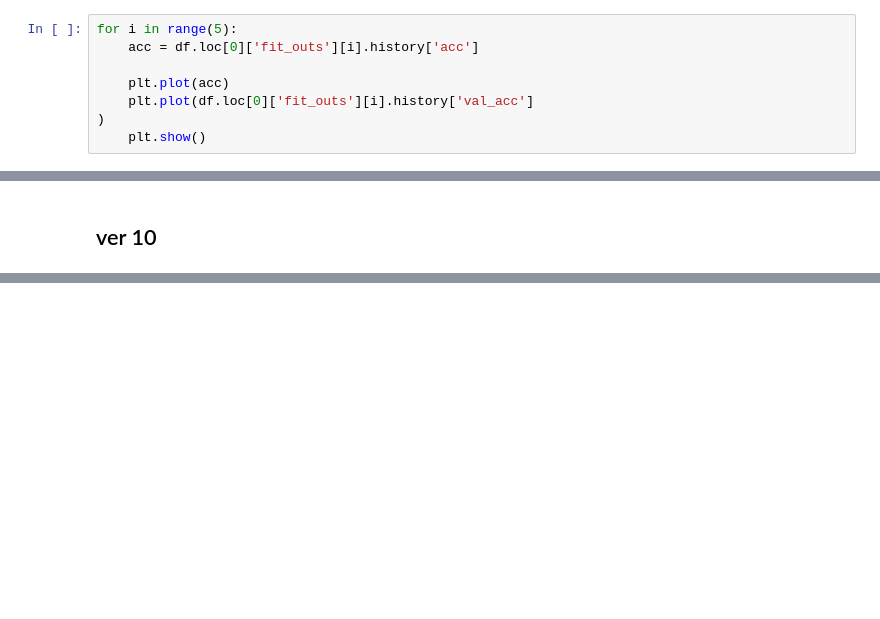
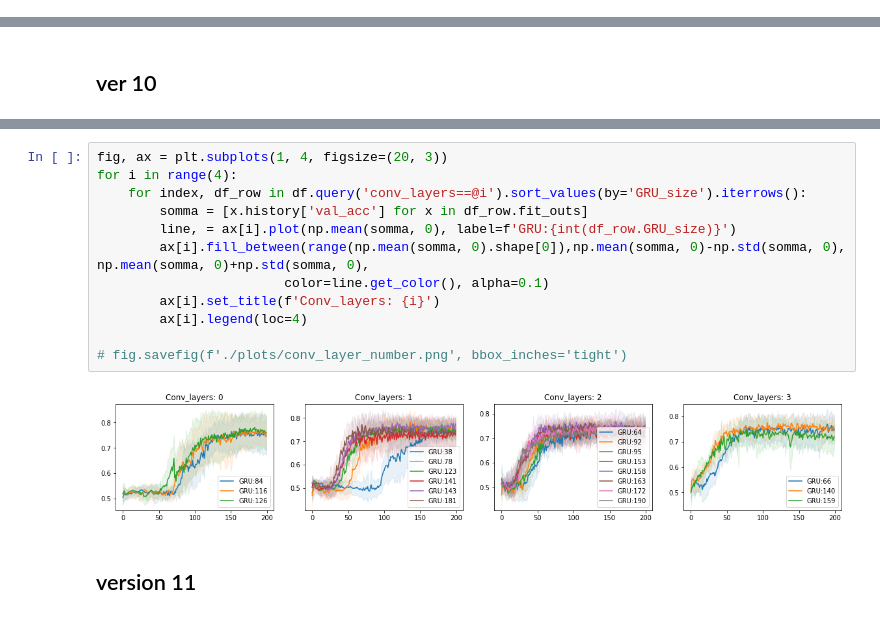
Before and after one commit to AndreaAmico/DeepMouse, a Jupyter notebook: live_history.ipynb, the cells around one changed output, grey strips where cells are left out. Saved outputs shown, nothing was run; the diff lists cells and outputs as text; blank space fills up the shorter version.

```diff
--- a/live_history.ipynb
+++ b/live_history.ipynb
@@ -192,11 +194,3 @@ colab_df = pd.read_pickle(drive_path)
 #df = pd.concat([colab_df, local_df], axis=0, ignore_index=True)
 #df.to_pickle(concat_path)
 df = colab_df
-# %%
-for i in range(5):
-    acc = df.loc[0]['fit_outs'][i].history['acc']
-
-    plt.plot(acc)
-    plt.plot(df.loc[0]['fit_outs'][i].history['val_acc']
-)
-    plt.show()
@@ -334,0 +301,16 @@ plt.colorbar(scatterplot)
+# %%
+fig, ax = plt.subplots(1, 4, figsize=(20, 3))
+for i in range(4):
+    for index, df_row in df.query('conv_layers==@i').sort_values(by='GRU_size').iterrows():
+        somma = [x.history['val_acc'] for x in df_row.fit_outs]
+        line, = ax[i].plot(np.mean(somma, 0), label=f'GRU:{int(df_row.GRU_size)}')
+        ax[i].fill_between(range(np.mean(somma, 0).shape[0]),np.mean(somma, 0)-np.std(somma, 0), np.mean(somma, 0)+np.std(somma, 0),
+                        color=line.get_color(), alpha=0.1)
+        ax[i].set_title(f'Conv_layers: {i}')
+        ax[i].legend(loc=4)
+
+# fig.savefig(f'./plots/conv_layer_number.png', bbox_inches='tight')
+# %% [output]
+[figure, added]
+# %% [markdown]
+## version 11
```
Also changed, not shown: parts of 16 cells of this notebook, 8 other files.
